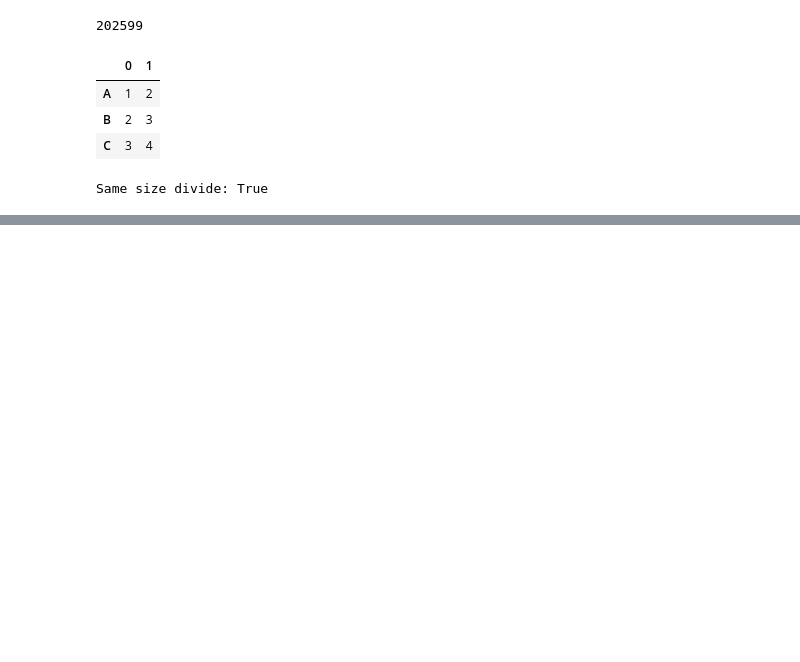
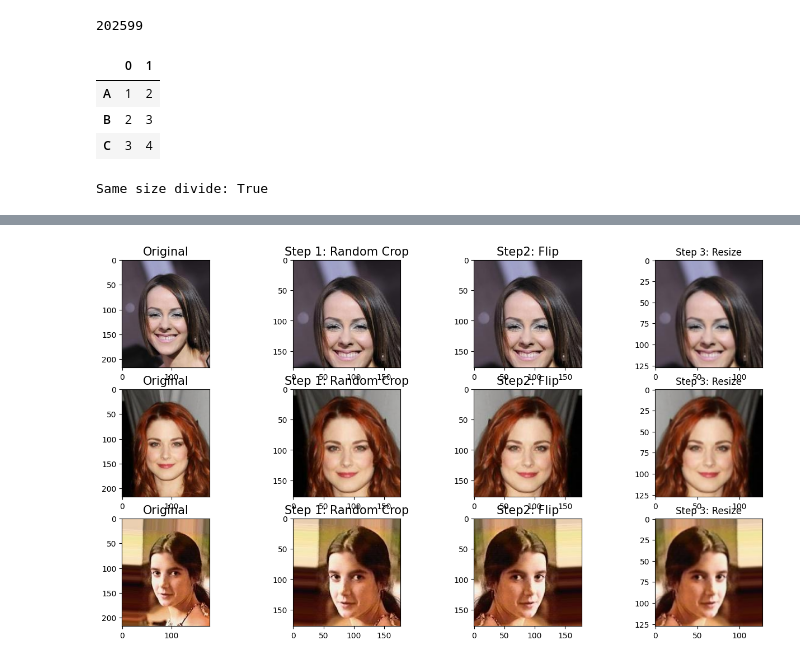
Before and after one commit to aditya12-here/imbalanced-dataset, a Jupyter notebook: data-augmentation.ipynb, the cells around one changed output, grey strips where cells are left out. Saved outputs shown, nothing was run; the diff lists cells and outputs as text; code cells hidden in the pictures; blank space fills up the shorter version.

```diff
--- a/data-augmentation.ipynb
+++ b/data-augmentation.ipynb
@@ -188,0 +201,7 @@ test_dataset=Subset(dataset,test_idx)
+# %%
+from collections import Counter
+image_label_count=Counter()
+for i,(_,label) in enumerate(train_dataset):
+    if i==100:
+        break
+    image_label_count[label]+=1
@@ -188,0 +258,22 @@ test_dataset=Subset(dataset,test_idx)
+# %%
+fig,ax=plt.subplots(3,4,figsize=(16,8.5))
+ax=ax.ravel()
+
+for i,(image,label) in enumerate(train_dataset):
+    if i==3:
+        break
+    ax[4*i].imshow(image)
+    ax[4*i].set_title("Original",size=15)
+    image_transforms=transforms.Compose([transforms.RandomCrop([178,178])])
+    img_cropped=image_transforms(image)
+    ax[4*i+1].imshow(img_cropped)
+    ax[4*i+1].set_title('Step 1: Random Crop',size=15)
+    image_transform=transforms.Compose([transforms.RandomHorizontalFlip()])
+    img_inverted=image_transform(img_cropped)
+    ax[4*i+2].imshow(img_inverted)
+    ax[4*i+2].set_title('Step2: Flip',size=15)
+    img_resized=transforms.functional.resize(img_inverted,size=(128,128))
+    ax[4*i+3].imshow(img_resized)
+    ax[4*i+3].set_title('Step 3: Resize')
+# %% [output]
+[figure, added]
```
Also changed, not shown: parts of 10 cells of this notebook.
